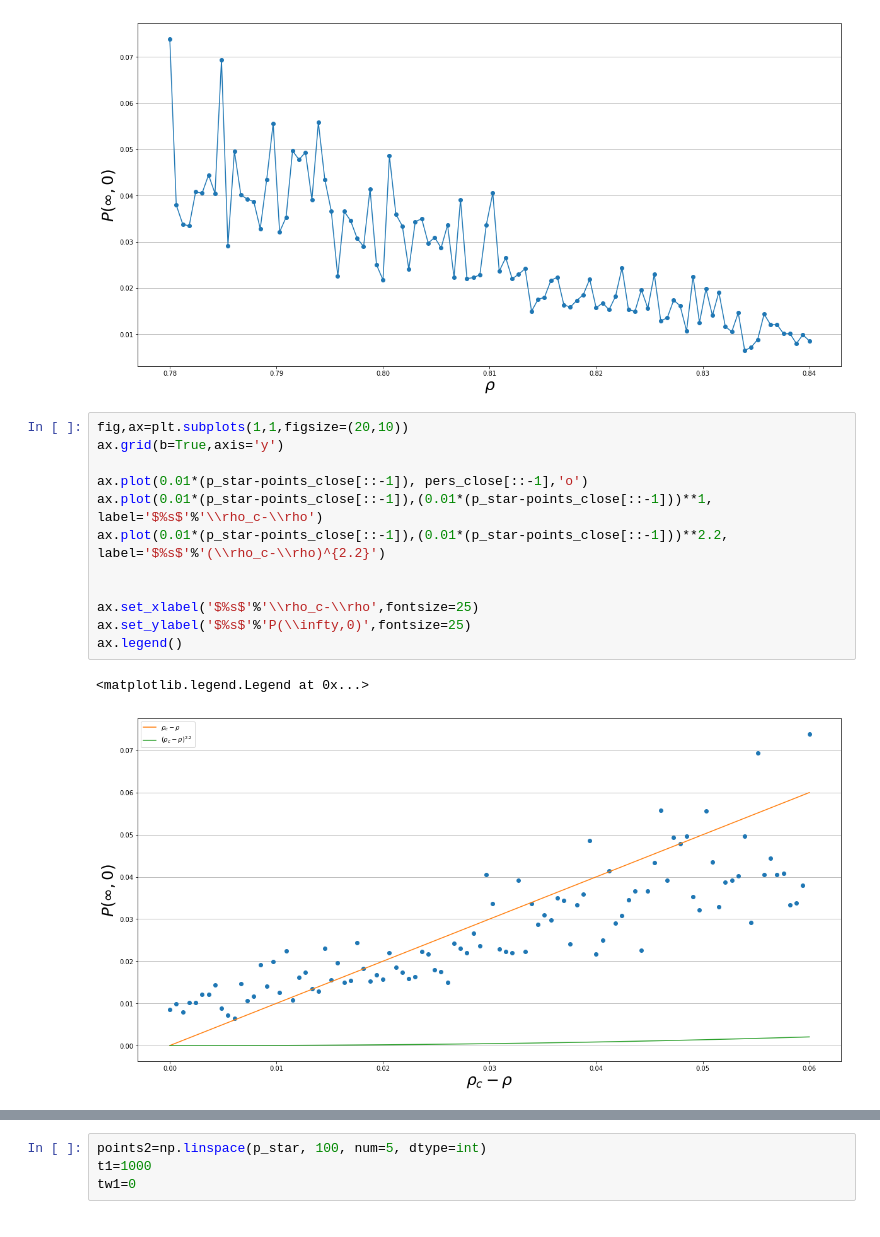
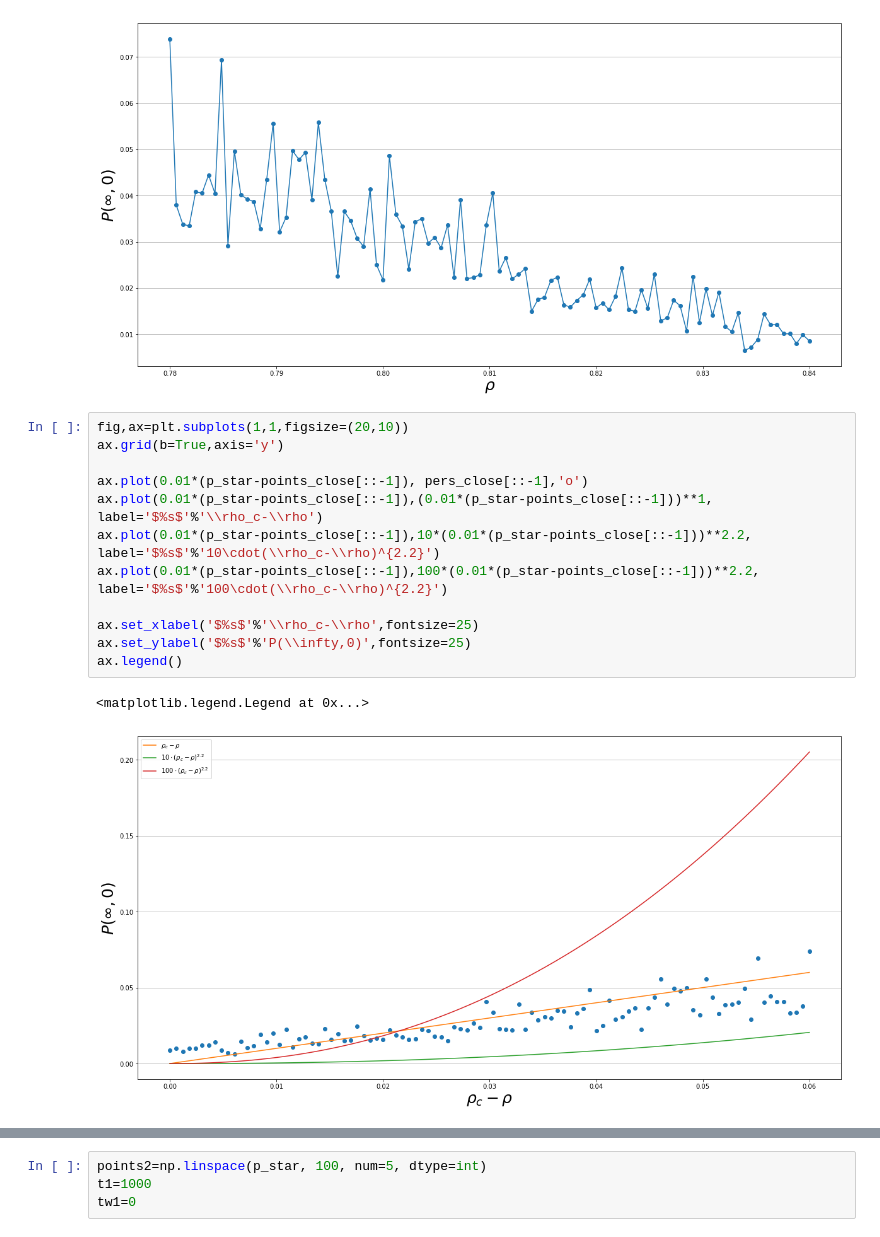
Before and after one commit to bu147/spatial-games-square-grid, a Jupyter notebook: 1.4-1.8.ipynb, the cells around one changed output, grey strips where cells are left out. Drawn from its saved outputs; the diff is of its cells as text.

```diff
--- a/1.4-1.8.ipynb
+++ b/1.4-1.8.ipynb
@@ -218,18 +218,18 @@ Text(0,0.5,'$P(\\infty,0)$')
 # %%
 fig,ax=plt.subplots(1,1,figsize=(20,10))
 ax.grid(b=True,axis='y')
 
 ax.plot(0.01*(p_star-points_close[::-1]), pers_close[::-1],'o')
 ax.plot(0.01*(p_star-points_close[::-1]),(0.01*(p_star-points_close[::-1]))**1, label='$%s$'%'\\rho_c-\\rho')
-ax.plot(0.01*(p_star-points_close[::-1]),(0.01*(p_star-points_close[::-1]))**2.2, label='$%s$'%'(\\rho_c-\\rho)^{2.2}')
-
+ax.plot(0.01*(p_star-points_close[::-1]),10*(0.01*(p_star-points_close[::-1]))**2.2, label='$%s$'%'10\cdot(\\rho_c-\\rho)^{2.2}')
+ax.plot(0.01*(p_star-points_close[::-1]),100*(0.01*(p_star-points_close[::-1]))**2.2, label='$%s$'%'100\cdot(\\rho_c-\\rho)^{2.2}')
 
 ax.set_xlabel('$%s$'%'\\rho_c-\\rho',fontsize=25)
 ax.set_ylabel('$%s$'%'P(\\infty,0)',fontsize=25)
 ax.legend()
 # %% [output]
 <matplotlib.legend.Legend at 0x...>
-[figure, old version]
+[figure, new version]
 # %% [markdown]
 ## 4. Неизменность стратегий игроков для процента заполненности решётки, выше $p^*$
 
```
Also changed, not shown: parts of 1 cell of this notebook.
